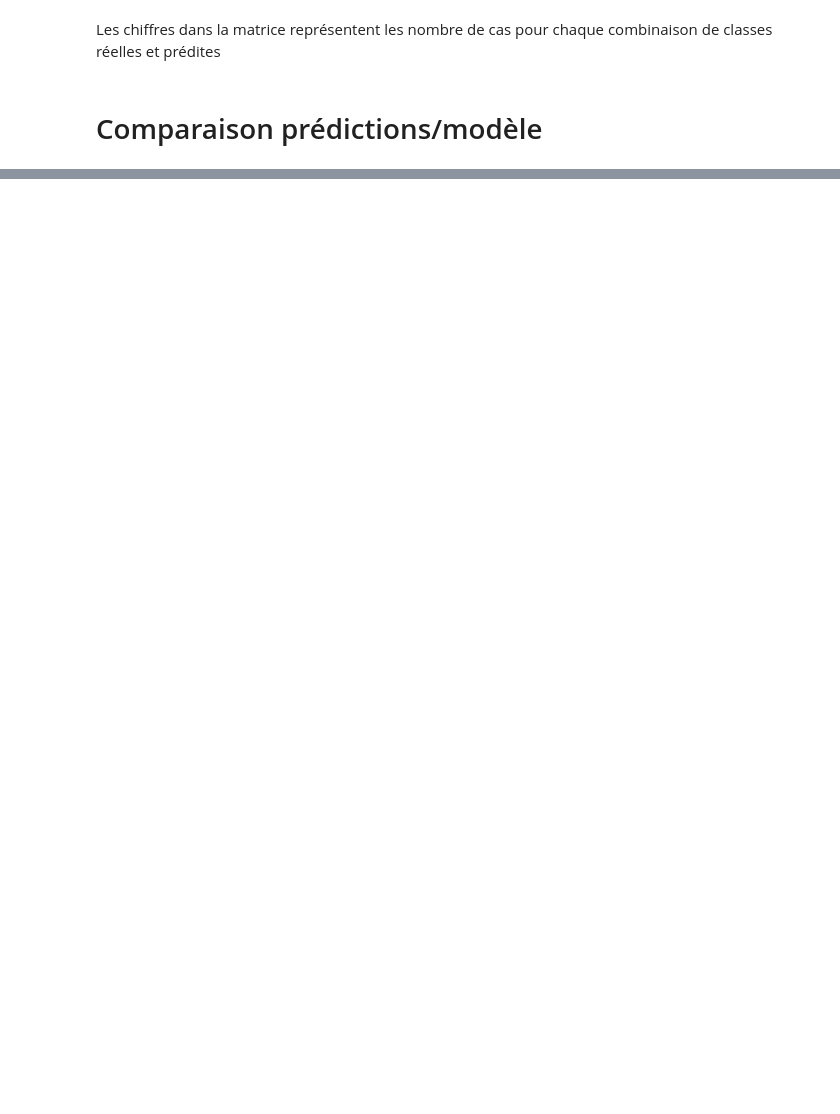
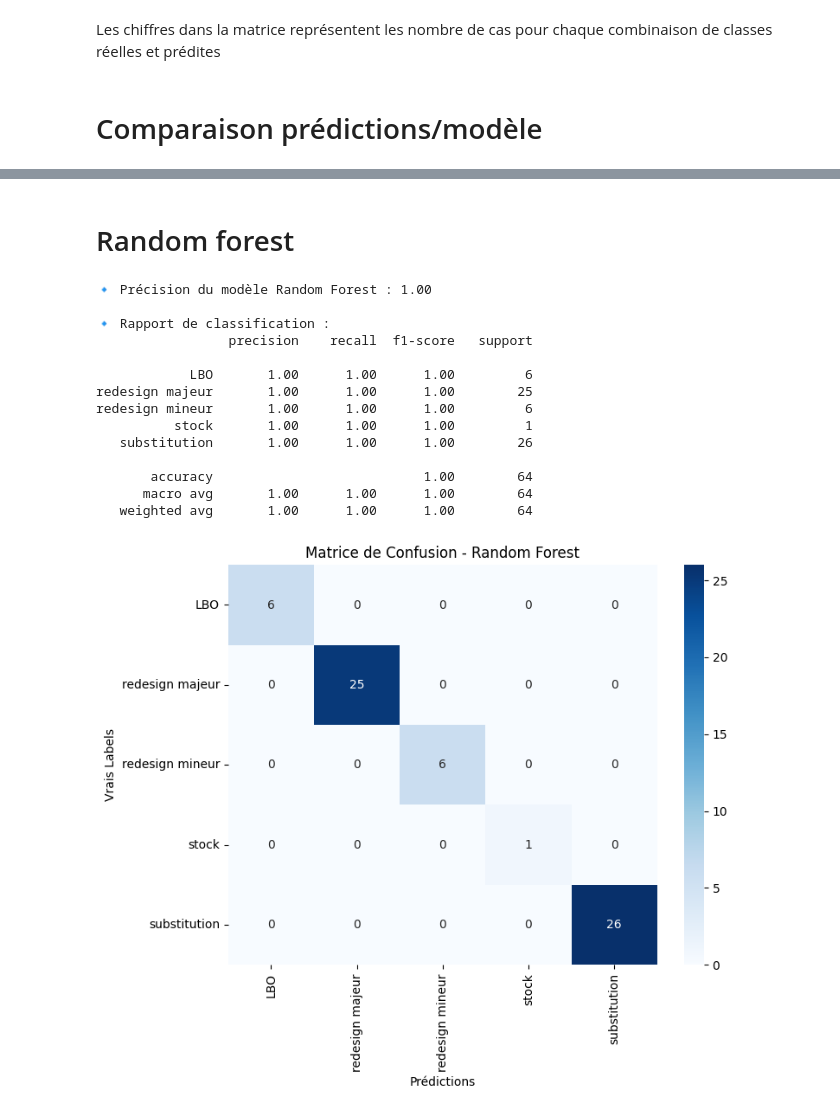
Before and after one commit to coupsim/PSYN_SNCF, a Jupyter notebook: PSYN_sncf_data.ipynb, the cells around one changed output, grey strips where cells are left out. Saved outputs shown, nothing was run; the diff lists cells and outputs as text; code cells hidden in the pictures; blank space fills up the shorter version.

Commit message:
finir smote et nouveau random forest

```diff
--- a/PSYN_sncf_data.ipynb
+++ b/PSYN_sncf_data.ipynb
@@ -461,0 +601,16 @@ ModuleNotFoundError: No module named 'imblearn'
+# %%
+# ✅ Vérifier les colonnes non numériques
+categorical_cols = X.select_dtypes(include=['object']).columns
+
+# ✅ Appliquer One-Hot Encoding (meilleur pour PCA, Random Forest)
+X = pd.get_dummies(X, drop_first=True)  # Convertir les variables catégorielles en indicateurs 0/1
+
+# ✅ Séparer les données en entraînement et test
+X_train, X_test, y_train, y_test = train_test_split(X, y, test_size=0.2, stratify=y, random_state=42)
+
+# ✅ Appliquer SMOTE uniquement sur l'ensemble d'entraînement
+smote = SMOTE(sampling_strategy='auto', random_state=42)
+X_train_resampled, y_train_resampled = smote.fit_resample(X_train, y_train)
+
+# ✅ Vérifier la distribution après rééquilibrage
+print("Répartition des labels après SMOTE :", Counter(y_train_resampled))
@@ -461,0 +637,44 @@ ModuleNotFoundError: No module named 'imblearn'
+# %% [markdown]
+# Random forest
+# %%
+#✅ Initialiser et entraîner le modèle Random Forest
+model = RandomForestClassifier(n_estimators=1000, random_state=42, class_weight="balanced")
+model.fit(X_train_resampled, y_train_resampled)
+
+# ✅ Prédictions sur l'ensemble de test
+y_pred = model.predict(X_test)
+
+# ✅ Calculer la précision
+accuracy = accuracy_score(y_test, y_pred)
+print(f"\n🔹 Précision du modèle Random Forest : {accuracy:.2f}")
+
+# ✅ Rapport de classification
+print("\n🔹 Rapport de classification :")
+print(classification_report(y_test, y_pred))
+
+# ✅ Matrice de confusion
+conf_matrix = confusion_matrix(y_test, y_pred)
+
+# 📊 Visualisation de la matrice de confusion
+plt.figure(figsize=(8,6))
+sns.heatmap(conf_matrix, annot=True, fmt='d', cmap="Blues", xticklabels=np.unique(y), yticklabels=np.unique(y))
+plt.xlabel("Prédictions")
+plt.ylabel("Vrais Labels")
+plt.title("Matrice de Confusion - Random Forest")
+plt.show()
+# %% [output]
+🔹 Précision du modèle Random Forest : 1.00
+
+🔹 Rapport de classification :
+                 precision    recall  f1-score   support
+
+            LBO       1.00      1.00      1.00         6
+redesign majeur       1.00      1.00      1.00        25
+redesign mineur       1.00      1.00      1.00         6
+          stock       1.00      1.00      1.00         1
+   substitution       1.00      1.00      1.00        26
+
+       accuracy                           1.00        64
+      macro avg       1.00      1.00      1.00        64
+   weighted avg       1.00      1.00      1.00        64
+[figure, added]
```
Also changed, not shown: parts of 18 cells of this notebook.
